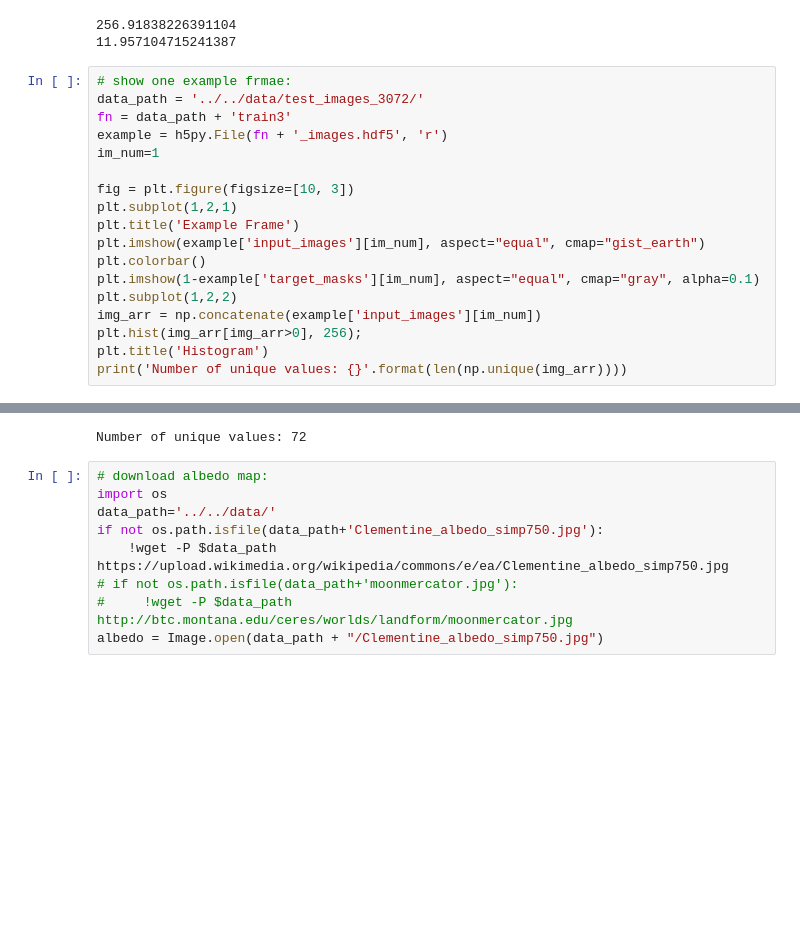
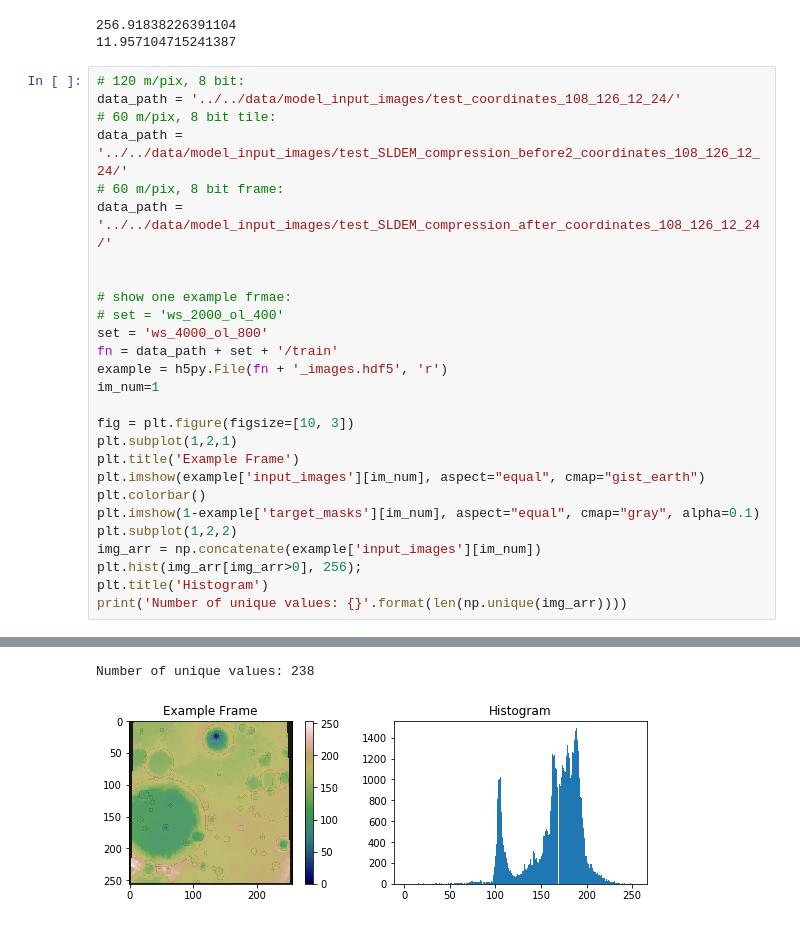
Before and after one commit to arielgis/DLM-Project, a Jupyter notebook: analysis/non_random_set.ipynb, the cells around one changed output, grey strips where cells are left out. Cells and saved outputs as stored; diff of their text form; blank space fills up the shorter version.

Commit message:
produce set with conversion before and after crop

```diff
--- a/analysis/non_random_set.ipynb
+++ b/analysis/non_random_set.ipynb
@@ -27,9 +30,18 @@ print(3072/res)
 256.91838226391104
 11.957104715241387
 # %%
+# 120 m/pix, 8 bit:
+data_path = '../../data/model_input_images/test_coordinates_108_126_12_24/'
+# 60 m/pix, 8 bit tile:
+data_path = '../../data/model_input_images/test_SLDEM_compression_before2_coordinates_108_126_12_24/'
+# 60 m/pix, 8 bit frame:
+data_path = '../../data/model_input_images/test_SLDEM_compression_after_coordinates_108_126_12_24/'
+
+
 # show one example frmae:
-data_path = '../../data/test_images_3072/'
-fn = data_path + 'train3'
+# set = 'ws_2000_ol_400'
+set = 'ws_4000_ol_800'
+fn = data_path + set + '/train'
 example = h5py.File(fn + '_images.hdf5', 'r')
 im_num=1
 
@@ -50,12 +60,4 @@ print('Number of unique values: {}'.format(len(np.unique(img_arr))))
-Number of unique values: 72
+Number of unique values: 238
+[figure, added]
-# %%
-# download albedo map:
-import os
-data_path='../../data/'
-if not os.path.isfile(data_path+'Clementine_albedo_simp750.jpg'):
-    !wget -P $data_path https://upload.wikimedia.org/wikipedia/commons/e/ea/Clementine_albedo_simp750.jpg
-# if not os.path.isfile(data_path+'moonmercator.jpg'):
-#     !wget -P $data_path http://btc.montana.edu/ceres/worlds/landform/moonmercator.jpg
-albedo = Image.open(data_path + "/Clementine_albedo_simp750.jpg")
 # %%
 # See all frames of the set in global context:
```
Also changed, not shown: parts of 10 cells of this notebook, 2 other files.
